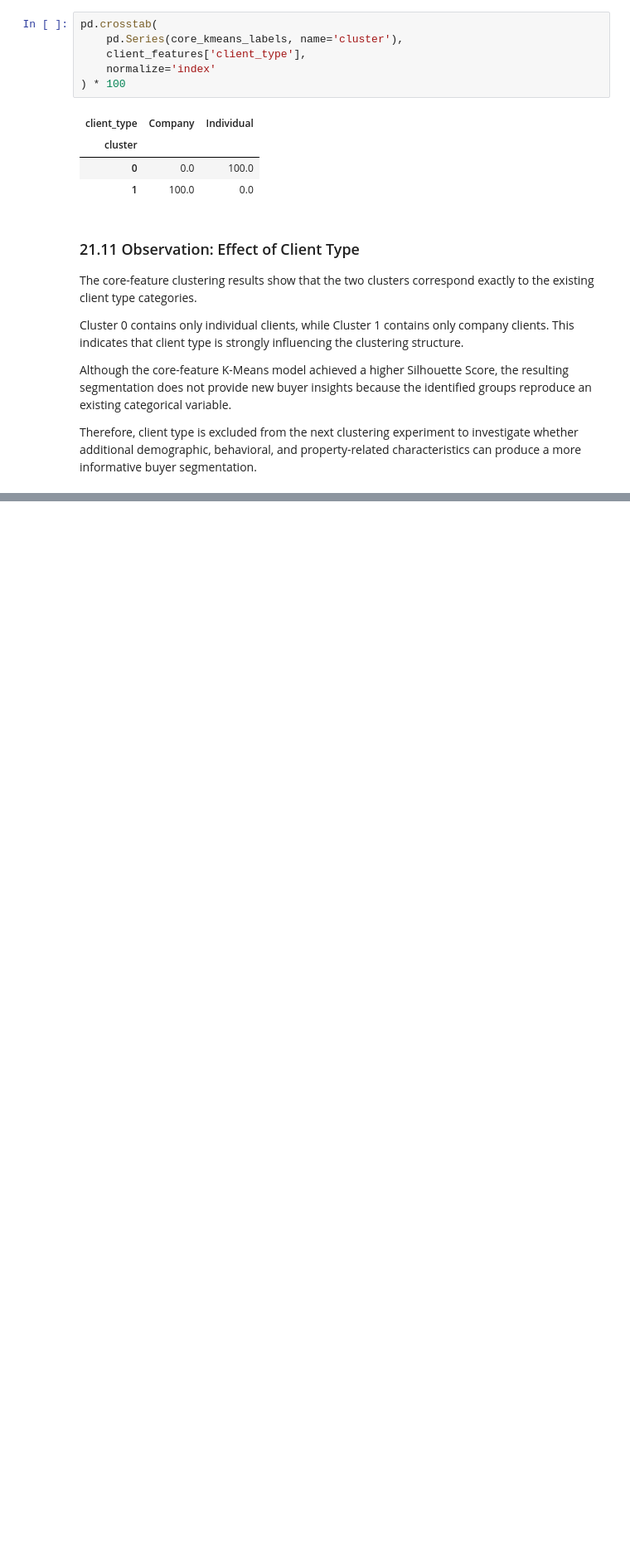
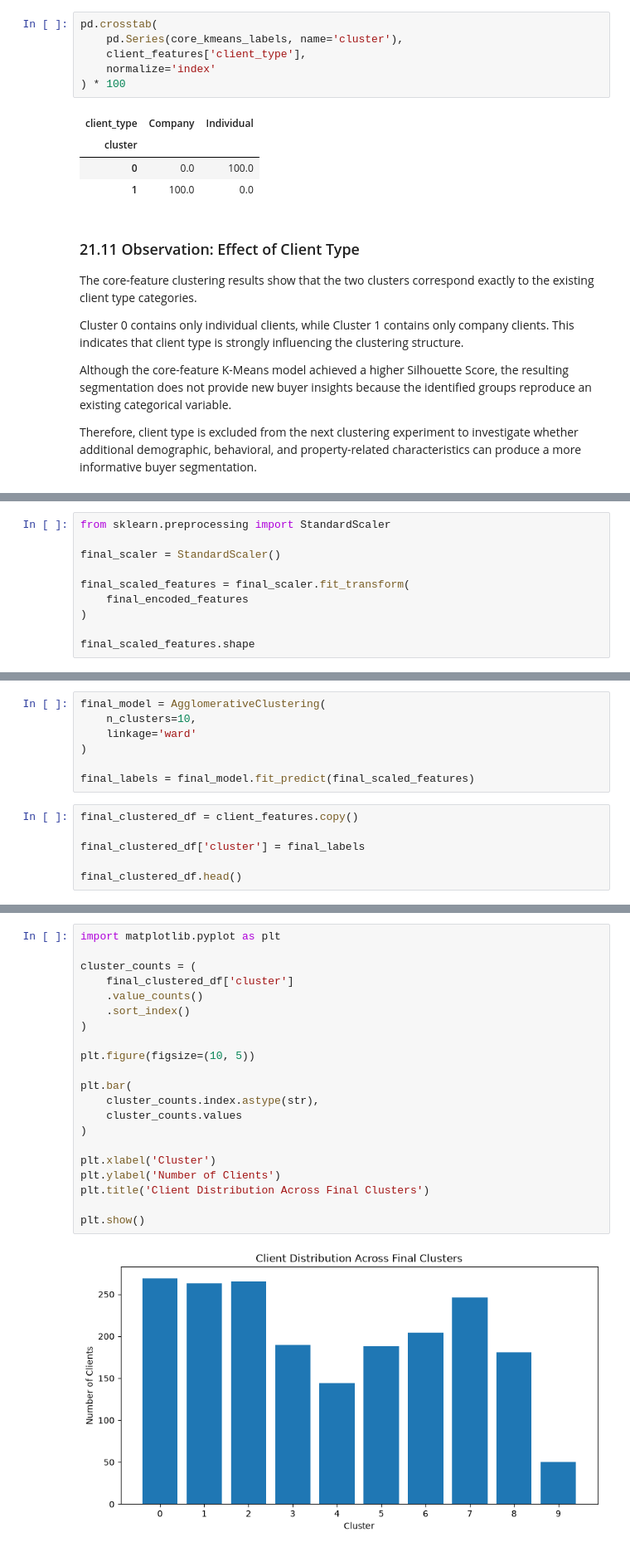
Before and after one commit to Dvnsh-coder/real-estate-ml-project, a Jupyter notebook: notebook/03_Data_Integration_Feature_Engineering.ipynb, the cells around one changed output, grey strips where cells are left out. Shown at 83% size. Cells and saved outputs as stored; diff of their text form; blank space fills up the shorter version.

Commit message:
Complete final clustering and begin visual analysis

```diff
--- a/notebook/03_Data_Integration_Feature_Engineering.ipynb
+++ b/notebook/03_Data_Integration_Feature_Engineering.ipynb
@@ -1541,0 +1589,10 @@ Therefore, client type is excluded from the next clustering experiment to invest
+# %%
+from sklearn.preprocessing import StandardScaler
+
+final_scaler = StandardScaler()
+
+final_scaled_features = final_scaler.fit_transform(
+    final_encoded_features
+)
+
+final_scaled_features.shape
@@ -1541,0 +1701,13 @@ Therefore, client type is excluded from the next clustering experiment to invest
+# %%
+final_model = AgglomerativeClustering(
+    n_clusters=10,
+    linkage='ward'
+)
+
+final_labels = final_model.fit_predict(final_scaled_features)
+# %%
+final_clustered_df = client_features.copy()
+
+final_clustered_df['cluster'] = final_labels
+
+final_clustered_df.head()
@@ -1541,0 +1978,23 @@ Therefore, client type is excluded from the next clustering experiment to invest
+# %%
+import matplotlib.pyplot as plt
+
+cluster_counts = (
+    final_clustered_df['cluster']
+    .value_counts()
+    .sort_index()
+)
+
+plt.figure(figsize=(10, 5))
+
+plt.bar(
+    cluster_counts.index.astype(str),
+    cluster_counts.values
+)
+
+plt.xlabel('Cluster')
+plt.ylabel('Number of Clients')
+plt.title('Client Distribution Across Final Clusters')
+
+plt.show()
+# %% [output]
+[figure, added]
```
Also changed, not shown: parts of 35 cells of this notebook.
